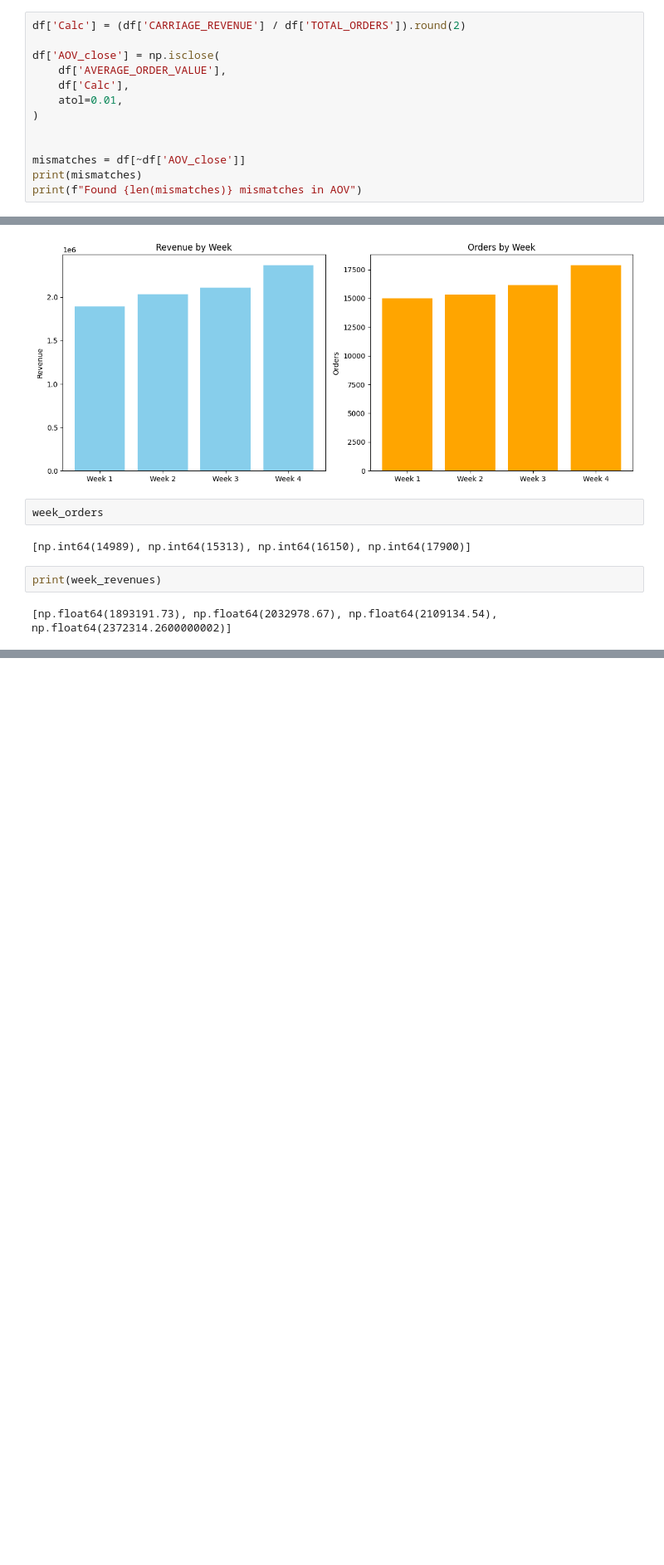
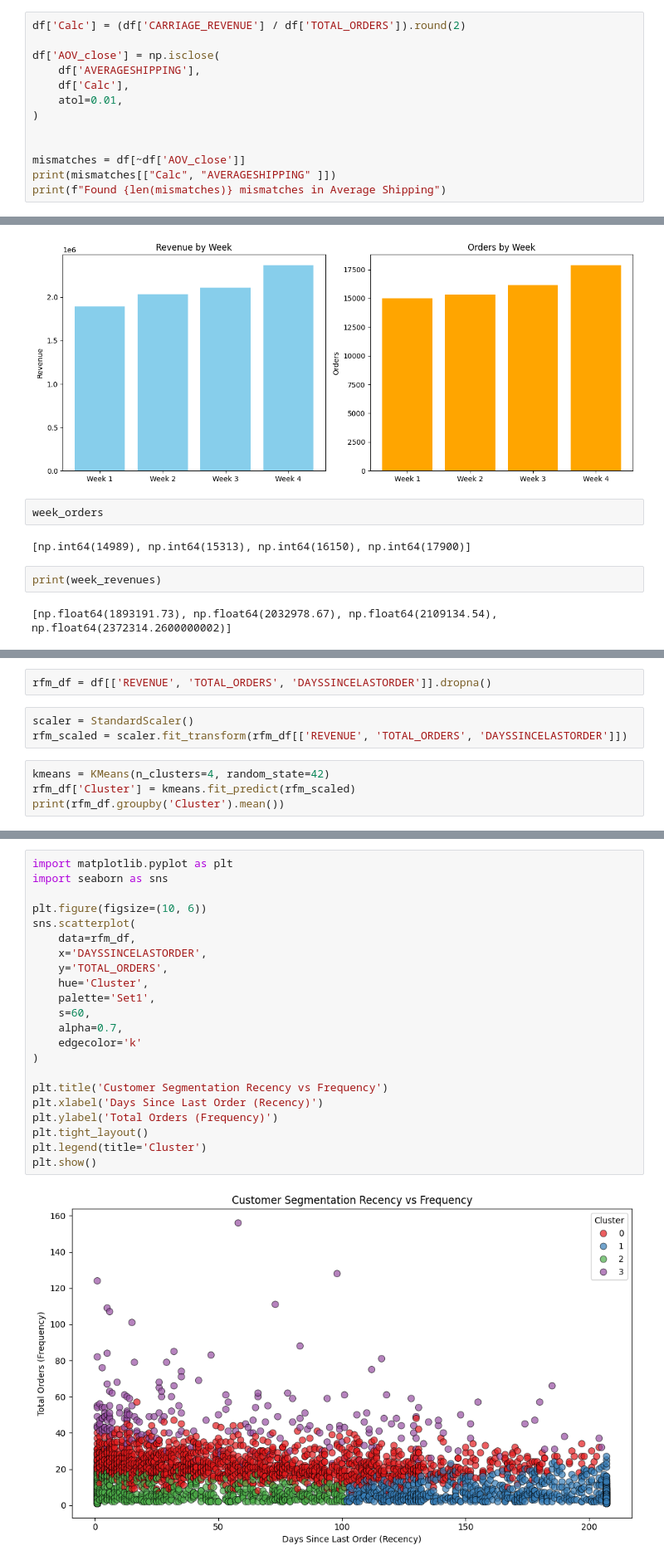
Before and after one commit to 0devesh0/codvo.ai, a Jupyter notebook: notebooks/eda.ipynb, the cells around one changed output, grey strips where cells are left out. Shown at 83% size. Saved outputs shown, nothing was run; the diff lists cells and outputs as text; blank space fills up the shorter version.

Commit message:
Update: Enhanced EDA with clustering, Prophet forecasting, and churn classification

```diff
--- a/notebooks/eda.ipynb
+++ b/notebooks/eda.ipynb
@@ -131,13 +151,13 @@ np.float64(682684.732711905)
 df['Calc'] = (df['CARRIAGE_REVENUE'] / df['TOTAL_ORDERS']).round(2)
 
 df['AOV_close'] = np.isclose(
-    df['AVERAGE_ORDER_VALUE'],
+    df['AVERAGESHIPPING'],
     df['Calc'],
     atol=0.01,
 )
 
 
 mismatches = df[~df['AOV_close']]
-print(mismatches)
-print(f"Found {len(mismatches)} mismatches in AOV")
+print(mismatches[["Calc", "AVERAGESHIPPING" ]])
+print(f"Found {len(mismatches)} mismatches in Average Shipping")
 # %% [output]
@@ -602,0 +570,9 @@ Total unique months: 7
+# %%
+rfm_df = df[['REVENUE', 'TOTAL_ORDERS', 'DAYSSINCELASTORDER']].dropna()
+# %%
+scaler = StandardScaler()
+rfm_scaled = scaler.fit_transform(rfm_df[['REVENUE', 'TOTAL_ORDERS', 'DAYSSINCELASTORDER']])
+# %%
+kmeans = KMeans(n_clusters=4, random_state=42)
+rfm_df['Cluster'] = kmeans.fit_predict(rfm_scaled)
+print(rfm_df.groupby('Cluster').mean())
@@ -602,0 +586,24 @@ Total unique months: 7
+# %%
+import matplotlib.pyplot as plt
+import seaborn as sns
+
+plt.figure(figsize=(10, 6))
+sns.scatterplot(
+    data=rfm_df,
+    x='DAYSSINCELASTORDER',
+    y='TOTAL_ORDERS',
+    hue='Cluster',
+    palette='Set1',
+    s=60,
+    alpha=0.7,
+    edgecolor='k'
+)
+
+plt.title('Customer Segmentation Recency vs Frequency')
+plt.xlabel('Days Since Last Order (Recency)')
+plt.ylabel('Total Orders (Frequency)')
+plt.tight_layout()
+plt.legend(title='Cluster')
+plt.show()
+# %% [output]
+[figure, added]
```
Also changed, not shown: parts of 14 cells of this notebook.
